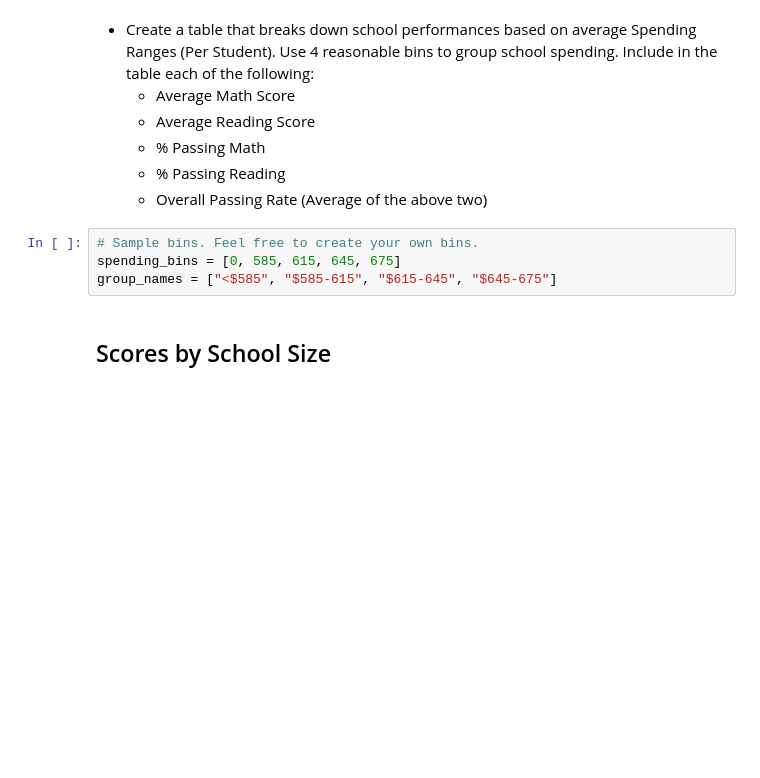
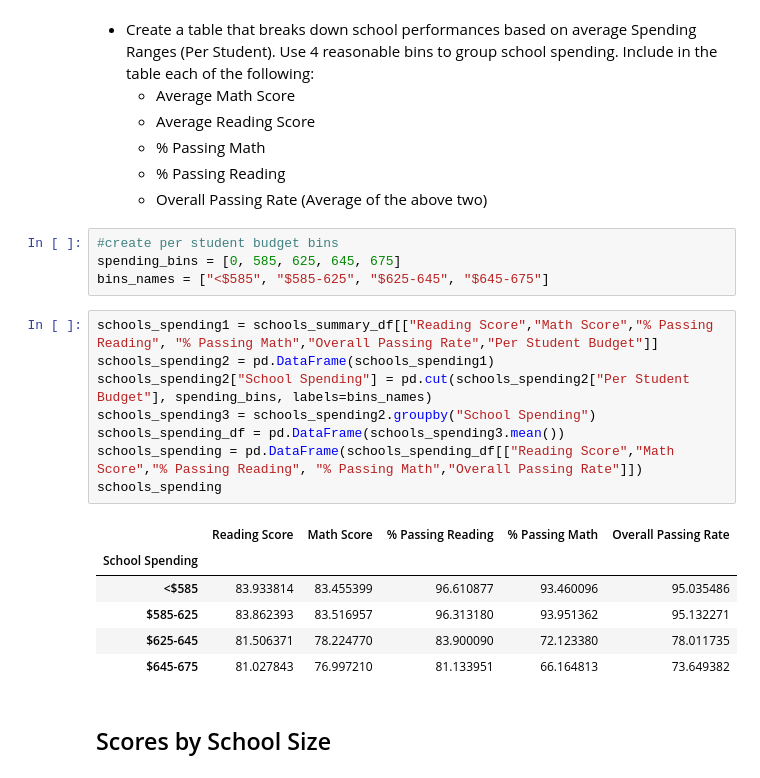
Before and after one commit to cyntiamk/UCI_projects, a Jupyter notebook: Pandas_HW/Schools/PyCitySchools_starter.ipynb, the cells around one changed output. Saved outputs shown, nothing was run; the diff lists cells and outputs as text; blank space fills up the shorter version.

```diff
--- a/Pandas_HW/Schools/PyCitySchools_starter.ipynb
+++ b/Pandas_HW/Schools/PyCitySchools_starter.ipynb
@@ -384,9 +389,24 @@ read_grade_merge_form
   * % Passing Reading
   * Overall Passing Rate (Average of the above two)
 # %%
-# Sample bins. Feel free to create your own bins.
-spending_bins = [0, 585, 615, 645, 675]
-group_names = ["<$585", "$585-615", "$615-645", "$645-675"]
+#create per student budget bins
+spending_bins = [0, 585, 625, 645, 675]
+bins_names = ["<$585", "$585-625", "$625-645", "$645-675"]
+# %%
+schools_spending1 = schools_summary_df[["Reading Score","Math Score","% Passing Reading", "% Passing Math","Overall Passing Rate","Per Student Budget"]]
+schools_spending2 = pd.DataFrame(schools_spending1)
+schools_spending2["School Spending"] = pd.cut(schools_spending2["Per Student Budget"], spending_bins, labels=bins_names)
+schools_spending3 = schools_spending2.groupby("School Spending")
+schools_spending_df = pd.DataFrame(schools_spending3.mean())
+schools_spending = pd.DataFrame(schools_spending_df[["Reading Score","Math Score","% Passing Reading", "% Passing Math","Overall Passing Rate"]])
+schools_spending
+# %% [output]
+|  | Reading Score | Math Score | % Passing Reading | % Passing Math | Overall Passing Rate |
+| School Spending |  |  |  |  |  |
+| <$585 | 83.933814 | 83.455399 | 96.610877 | 93.460096 | 95.035486 |
+| $585-625 | 83.862393 | 83.516957 | 96.313180 | 93.951362 | 95.132271 |
+| $625-645 | 81.506371 | 78.224770 | 83.900090 | 72.123380 | 78.011735 |
+| $645-675 | 81.027843 | 76.997210 | 81.133951 | 66.164813 | 73.649382 |
 # %% [markdown]
 ## Scores by School Size
 # %% [markdown]
```
Also changed, not shown: parts of 7 cells of this notebook.
